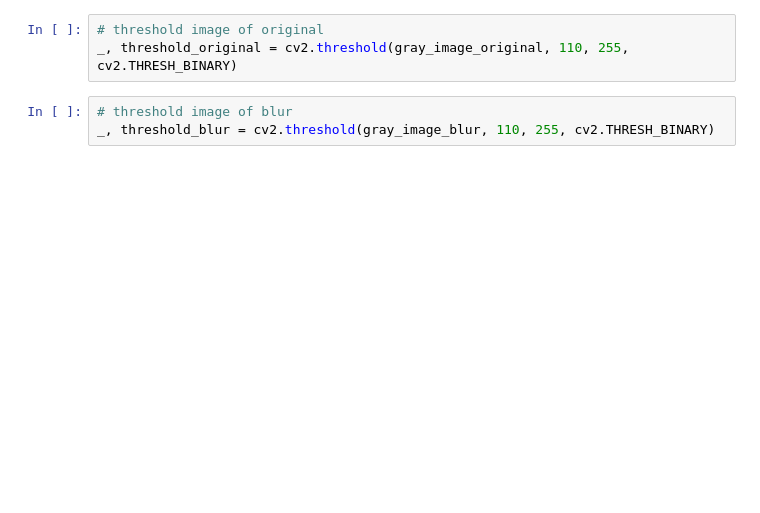
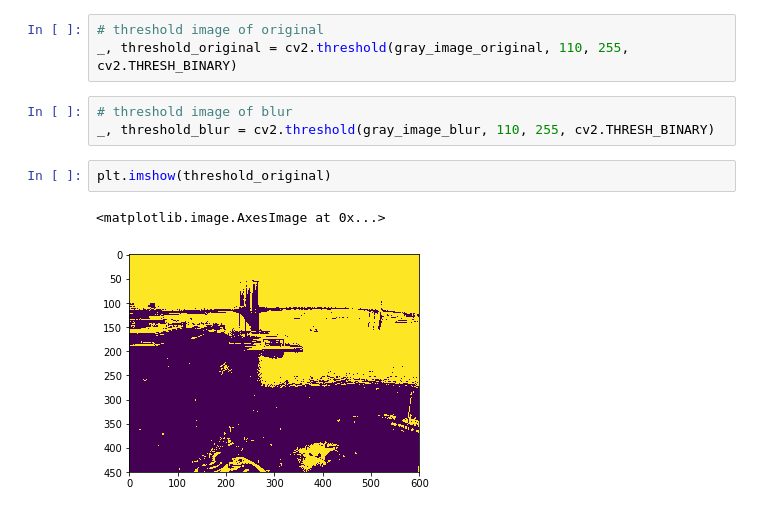
Before and after one commit to karuvally/cv_workshop, a Jupyter notebook: blur.ipynb, the cells around one changed output. Saved outputs shown, nothing was run; the diff lists cells and outputs as text; blank space fills up the shorter version.

```diff
--- a/blur.ipynb
+++ b/blur.ipynb
@@ -24,3 +32,8 @@ _, threshold_original = cv2.threshold(gray_image_original, 110, 255, cv2.THRESH_
 # %%
 # threshold image of blur
 _, threshold_blur = cv2.threshold(gray_image_blur, 110, 255, cv2.THRESH_BINARY)
+# %%
+plt.imshow(threshold_original)
+# %% [output]
+<matplotlib.image.AxesImage at 0x...>
+[figure, added]
```
Also changed, not shown: parts of 4 cells of this notebook, 29 other files.
